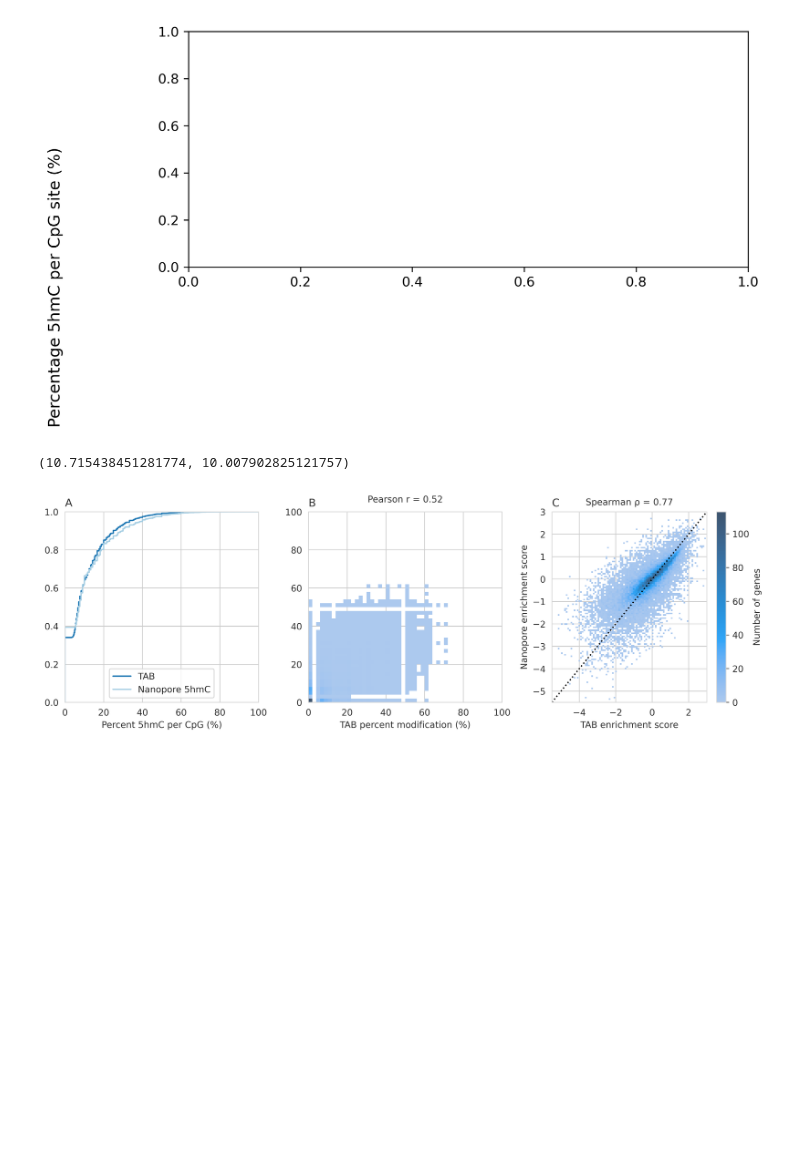
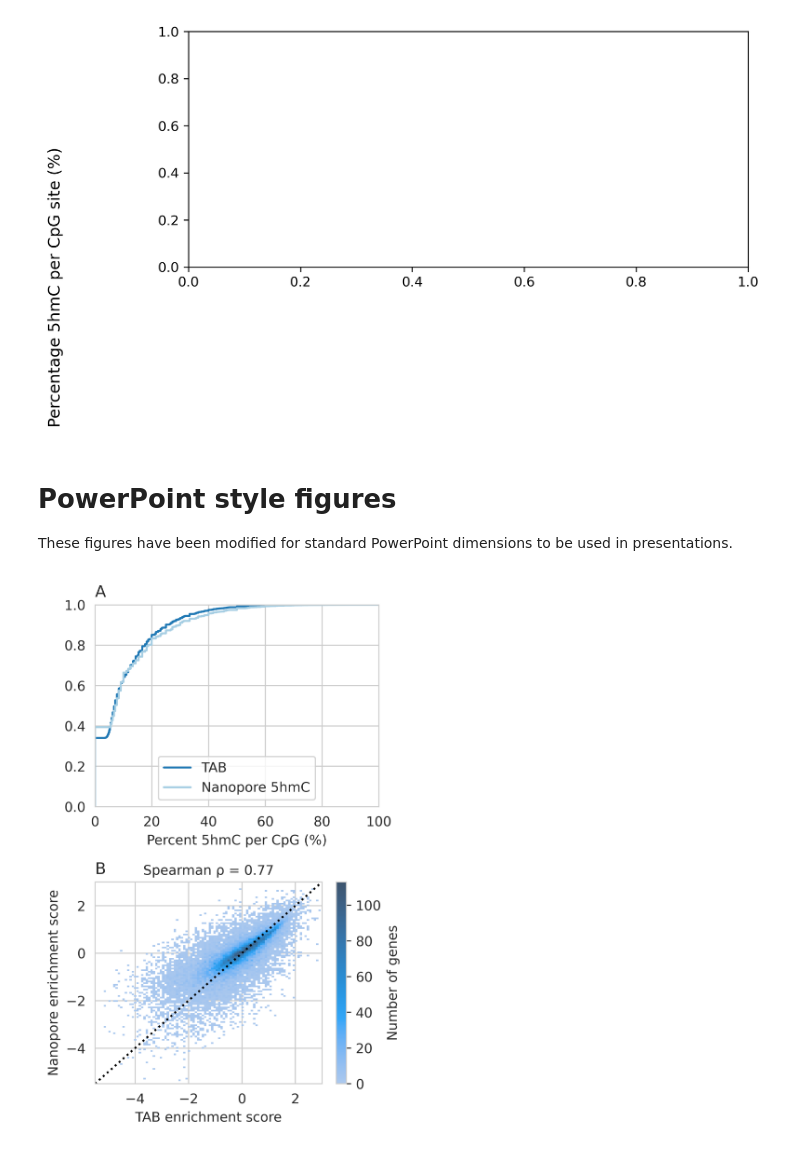
Before and after one commit to DominicOH/Analysis-of-nanopore-epigenetic-sequencing, a Jupyter notebook: Figures.ipynb, the cells around one changed output. Drawn from its saved outputs; the diff is of its cells as text; code cells hidden in the pictures; blank space fills up the shorter version.

Commit message:
Additional Presentable figure

```diff
--- a/Figures.ipynb
+++ b/Figures.ipynb
@@ -507,46 +500,38 @@ stats.mannwhitneyu()
-# %%
-hmc_df_wide["percentMeth_Bisulphite"].mean(), hmc_df_wide["percentMeth_Nanopore"].mean()
-# %% [output]
-(10.715438451281774, 10.007902825121757)
+# %% [markdown]
+# PowerPoint style figures
+
+These figures have been modified for standard PowerPoint dimensions to be used in presentations.
 # %%
 sns.set_style("whitegrid")
 
-fig = plt.figure(figsize=((29.21)/2.54, (10)/2.54), dpi=600, facecolor="None")
-gs = GridSpec(1, 3, fig)
+fig = plt.figure(figsize=((10)/2.54, (15)/2.54), dpi=600, facecolor="None")
+gs = GridSpec(2, 1, fig)
 
-ax1 = fig.add_subplot(gs[0, 0])
+ax1 = fig.add_subplot(gs[0, :])
 sns.ecdfplot(hmc_df_long, x="percentMeth", hue="method", palette="Paired", ax=ax1)
 sns.move_legend(ax1, "lower center", title=None, labels=["TAB", "Nanopore 5hmC"])
 ax1.set_ylabel(None)
 ax1.set_xlabel("Percent 5hmC per CpG (%)")
 ax1.set_xlim([0, 100])
 ax1.set_title("A", loc="left")
 
-ax2 = fig.add_subplot(gs[0, 1])
-sns.histplot(hmc_df_wide, x="percentMeth_Bisulphite", y="percentMeth_Nanopore", bins=20, pthresh=0.01, stat="density", ax=ax2)
-ax2.text(50, 105, "Pearson r = {r:.2f}".format(r=calcPearson(hmc_df_wide)[0]), ha="center")
-ax2.set_xlim((0, 100))
-ax2.set_ylim((0, 100))
-ax2.set_xlabel("TAB percent modification (%)")
-ax2.set_ylabel(None)
-ax2.set_title("B", loc="left")
-
-ax3 = fig.add_subplot(gs[0, 2])
+ax2 = fig.add_subplot(gs[1, :])
 
 sns.histplot(log2_mean_df, x="Log2FromMean_Bisulphite", y="Log2FromMean_Nanopore", cbar=True, stat="count",
              cbar_kws={"label" : "Number of genes",
                        "format" : "%d"},
-                       ax=ax3)
-ax3.plot(np.arange(-5.5, 4, 1), np.arange(-5.5, 4, 1), color="black", linestyle=":")
-ax3.set_ylim((-5.5, 3))
-ax3.set_xlim((-5.5, 3))
+                       ax=ax2)
+ax2.plot(np.arange(-5.5, 4, 1), np.arange(-5.5, 4, 1), color="black", linestyle=":")
+ax2.set_ylim((-5.5, 3))
+ax2.set_xlim((-5.5, 3))
 
 gene_rho, gene_p = stats.spearmanr(log2_mean_df["Log2FromMean_Nanopore"], log2_mean_df["Log2FromMean_Bisulphite"])
-ax3.text(3-(5.5+3)/2, 3.3, "Spearman \u03C1 = {rho:.2f}".format(rho=gene_rho), ha="center")
+ax2.text(3-(5.5+3)/2, 3.3, "Spearman \u03C1 = {rho:.2f}".format(rho=gene_rho), ha="center")
 
-ax3.set_xlabel("TAB enrichment score")
-ax3.set_ylabel("Nanopore enrichment score")
-ax3.set_title("C", loc="left")
+ax2.set_xlabel("TAB enrichment score")
+ax2.set_ylabel("Nanopore enrichment score")
+ax2.set_title("B", loc="left")
+
 fig.tight_layout()
 # %% [output]
-[figure, old version]
+[figure, new version]
```
Also changed, not shown: parts of 10 cells of this notebook.
